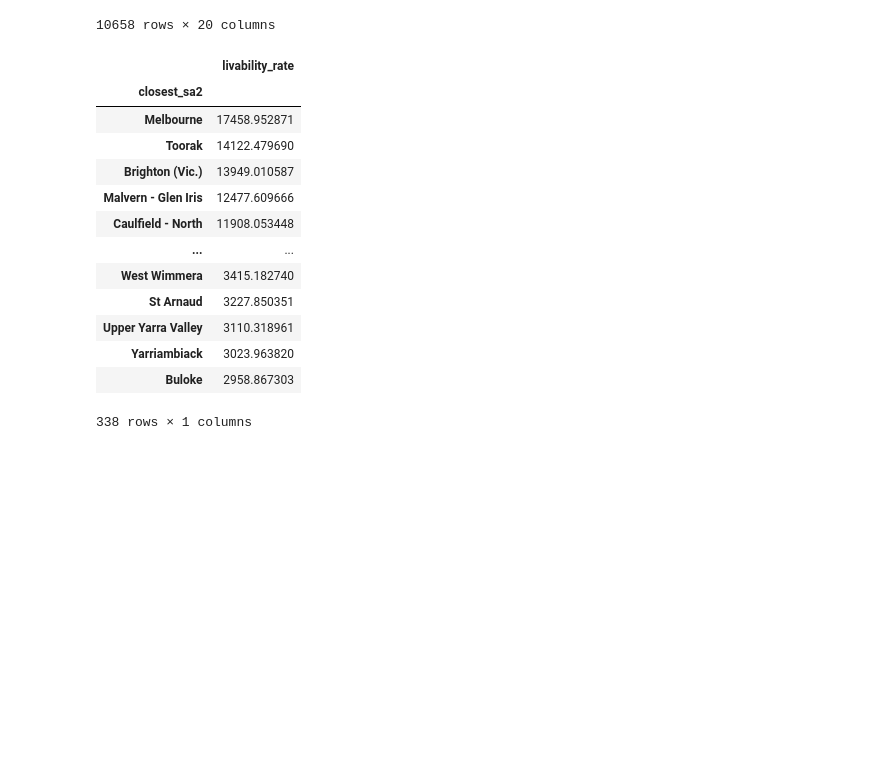
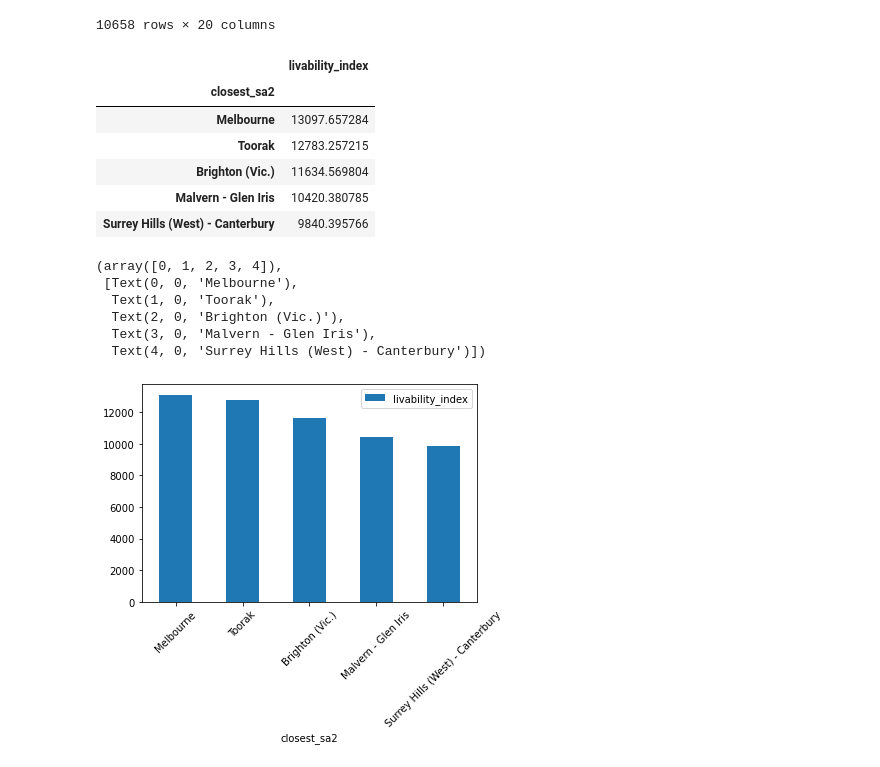
Before and after one commit to MAST30034-Applied-Data-Science/generic-real-estate-consulting-project-group-60, a Jupyter notebook: notebooks/Live__afford_rate.ipynb, the cells around one changed output. Drawn from its saved outputs; the diff is of its cells as text; code cells hidden in the pictures; blank space fills up the shorter version.

```diff
--- a/notebooks/Livability_rate.ipynb
+++ b/notebooks/Live__afford_rate.ipynb
@@ -31,13 +34,11 @@ data_2023_index
 | 10657 | 1.2 | 117.2 | 26604.859564 | 3996 | 49626.133333 |
 10658 rows × 5 columns
 # %%
-import numpy as np
-import re
-import json
-import math
-from numpy import nan
+#The index is the data we got from future selection#
+#which is the relavance between weekly rent and features#
+index = np.array([0.1557,0.1017,0.1261,0.0958,0.0525]).reshape(-1,1)
 
-index = np.array([0.083,0.062,0.2171,0.0798,0.053]).reshape(-1,1)
+#caculate the weighted index for each region#
 livability_rate = []
 for i in range(0, len(data_2023_index)):
     y = np.array(data_2023_index.iloc[i].tolist()).reshape(-1,1)
@@ -48,7 +49,7 @@ lst = []
 for i in range(0, len(data_2023_index)):
     lst.append(livability_rate[i][0])
 
-lst
+#Append the livability rate into dataframe#
 data_2023['livability_rate'] = lst
 data_2023
 # %% [output]
@@ -71,21 +72,32 @@ See the caveats in the documentation: https://pandas.pydata.org/pandas-docs/stab
 | 10657 | 10657 | 64 Dixon Street Inverloch VIC 3996 | House | 2023 | [-38.6313719, 145.717275] | 3996 | [xcoord 146.102345\nycoord -38.69... | Wonthaggi - Inverloch | 1.0 | ... |
 10658 rows × 20 columns
 # %%
+#calculate the mean index for each SA2 region#
 sa2_rate =data_2023['livability_rate'].groupby(data_2023['closest_sa2']).mean()
 sa2_rate = sa2_rate.to_frame()
-sa2_rate.sort_values('livability_rate',ascending=False)
+sa2_rate = sa2_rate.sort_values('livability_rate',ascending=False)
+
+#Got to 5 region with highest index#
+sa2_rate_top = sa2_rate.head()
+sa2_rate_top = sa2_rate_top.rename(columns={'livability_rate':'livability_index'})
+sa2_rate_top
 # %% [output]
-|  | livability_rate |
+|  | livability_index |
 | closest_sa2 |  |
-| Melbourne | 17458.952871 |
-| Toorak | 14122.479690 |
-| Brighton (Vic.) | 13949.010587 |
-| Malvern - Glen Iris | 12477.609666 |
-| Caulfield - North | 11908.053448 |
-| ... | ... |
-| West Wimmera | 3415.182740 |
-| St Arnaud | 3227.850351 |
-| Upper Yarra Valley | 3110.318961 |
-| Yarriambiack | 3023.963820 |
-| Buloke | 2958.867303 |
+| Melbourne | 13097.657284 |
+| Toorak | 12783.257215 |
+| Brighton (Vic.) | 11634.569804 |
+| Malvern - Glen Iris | 10420.380785 |
+| Surrey Hills (West) - Canterbury | 9840.395766 |
-338 rows × 1 columns
+# %%
+#Plot the graph#
+sa2_rate_top.plot(kind = 'bar')
+plt.xticks(rotation = 45)
+# %% [output]
+(array([0, 1, 2, 3, 4]),
+ [Text(0, 0, 'Melbourne'),
+  Text(1, 0, 'Toorak'),
+  Text(2, 0, 'Brighton (Vic.)'),
+  Text(3, 0, 'Malvern - Glen Iris'),
+  Text(4, 0, 'Surrey Hills (West) - Canterbury')])
+[figure, added]
```
Also changed, not shown: parts of 5 cells of this notebook, 1 other file.
